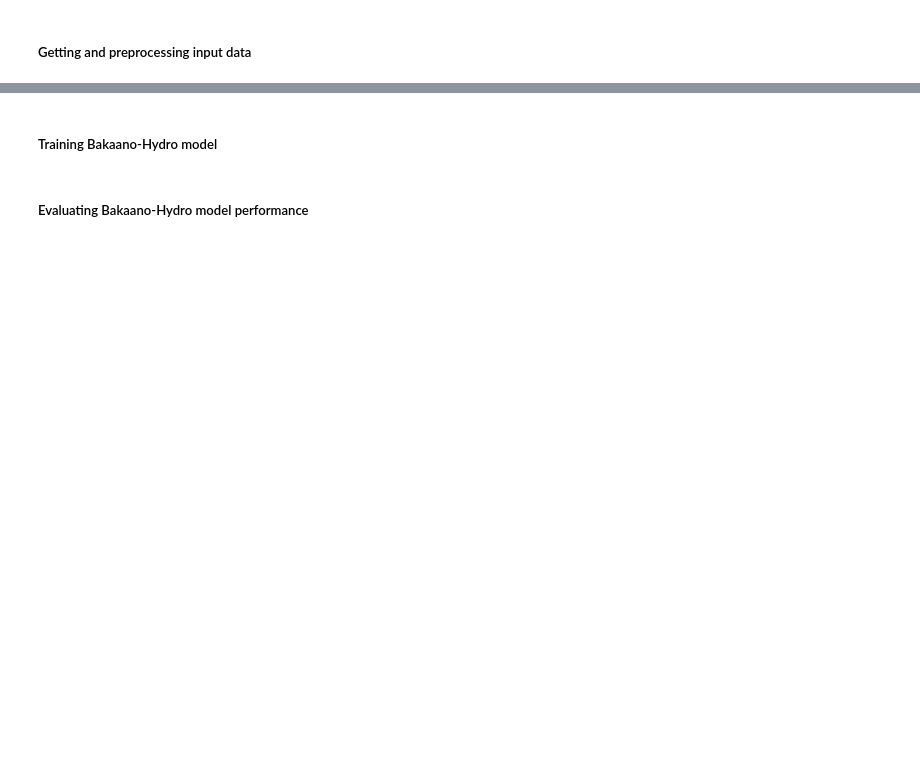
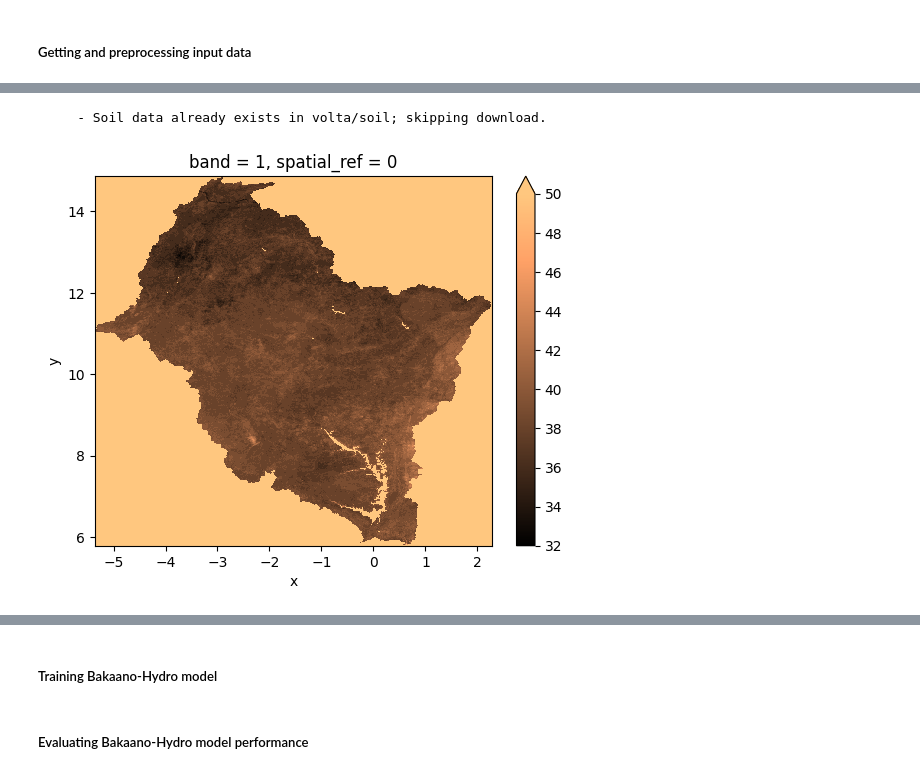
Before and after one commit to confidence-duku/bakaano-hydro, a Jupyter notebook: Bakaano Hydro Tutorials.ipynb, the cells around one changed output, grey strips where cells are left out. Cells and saved outputs as stored; diff of their text form; code cells hidden in the pictures; blank space fills up the shorter version.

```diff
--- a/Bakaano Hydro Tutorials.ipynb
+++ b/Bakaano Hydro Tutorials.ipynb
@@ -23,10 +42,13 @@ dd.plot_dem()
 # %%
 # Get soil data
 
 from bakaano.soil import Soil
 sgd = Soil(working_dir, study_area)
 sgd.get_soil_data()
-sgd.plot_soil()
+sgd.plot_soil(vmax=50)
+# %% [output]
+     - Soil data already exists in volta/soil; skipping download.
+[figure, added]
 # %%
 # Get meteo data
 
```
Also changed, not shown: parts of 11 cells of this notebook, 6 other files.
